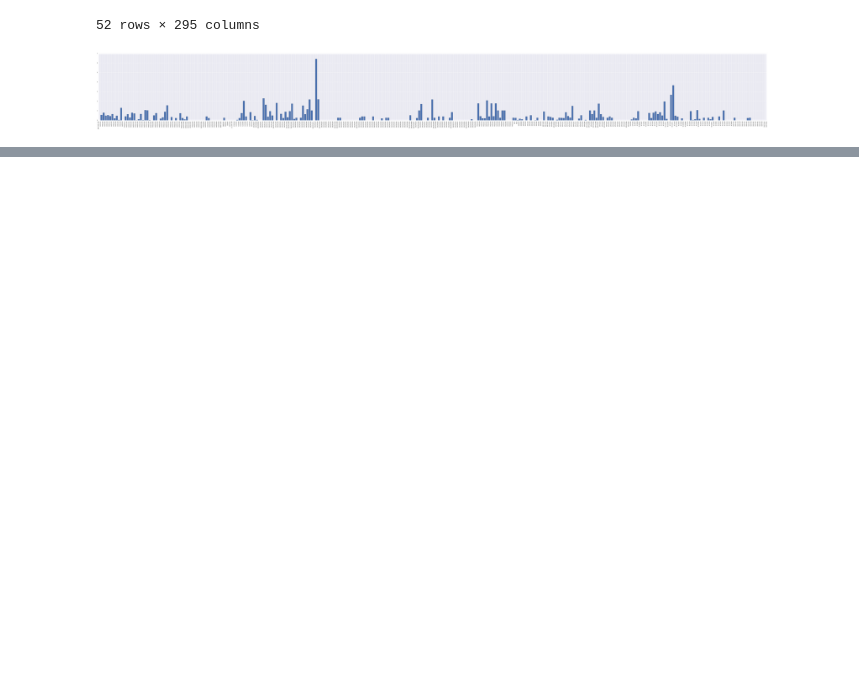
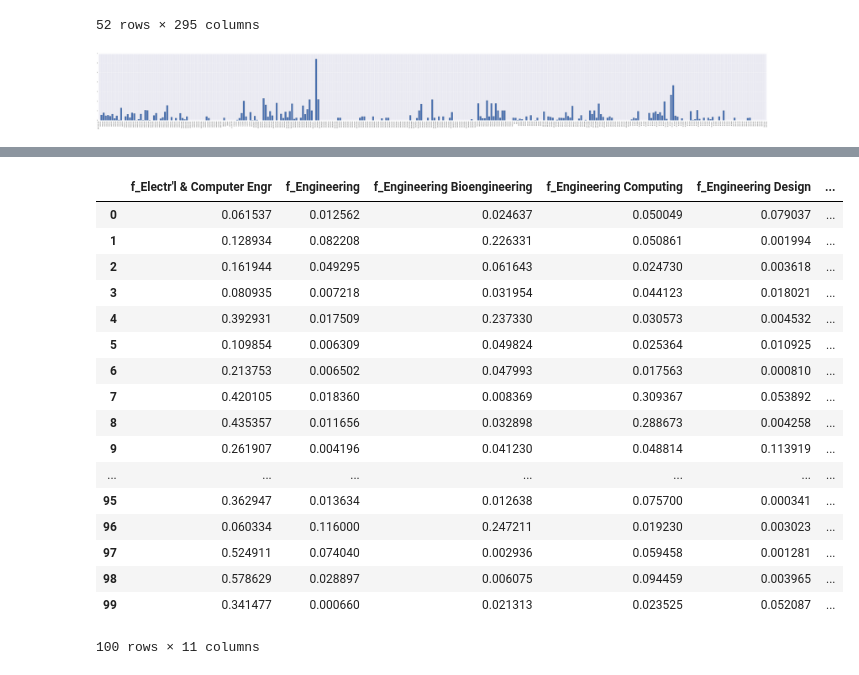
Before and after one commit to idgetto/DataScienceFinalProject, a Jupyter notebook: ml/predictmajor.ipynb, the cells around one changed output, grey strips where cells are left out. Saved outputs shown, nothing was run; the diff lists cells and outputs as text; code cells hidden in the pictures; blank space fills up the shorter version.

```diff
--- a/ml/predictmajor.ipynb
+++ b/ml/predictmajor.ipynb
@@ -192,0 +377,6 @@ print(scores.mean())
+# %%
+# Senior
+alg = LogisticRegression(random_state=1)
+scores = cross_validation.cross_val_score(alg, srs[predictors], srs["finalmajor_full"], cv=3)
+
+print(scores.mean())
@@ -192,0 +528,24 @@ print(scores.mean())
+# %%
+pfrs[["f_Electr'l & Computer Engr", 'f_Engineering', 'f_Engineering Bioengineering',
+      'f_Engineering Computing', 'f_Engineering Design', 'f_Engineering Materials Science',
+      'f_Engineering Robotics', 'f_Engineering Self Designed', 'f_Engineering Systems',
+      'f_Mechanical Engineering', 'finalmajor_full']].head(100)
+# %% [output]
+|  | f_Electr'l & Computer Engr | f_Engineering | f_Engineering Bioengineering | f_Engineering Computing | f_Engineering Design | ... |
+| 0 | 0.061537 | 0.012562 | 0.024637 | 0.050049 | 0.079037 | ... |
+| 1 | 0.128934 | 0.082208 | 0.226331 | 0.050861 | 0.001994 | ... |
+| 2 | 0.161944 | 0.049295 | 0.061643 | 0.024730 | 0.003618 | ... |
+| 3 | 0.080935 | 0.007218 | 0.031954 | 0.044123 | 0.018021 | ... |
+| 4 | 0.392931 | 0.017509 | 0.237330 | 0.030573 | 0.004532 | ... |
+| 5 | 0.109854 | 0.006309 | 0.049824 | 0.025364 | 0.010925 | ... |
+| 6 | 0.213753 | 0.006502 | 0.047993 | 0.017563 | 0.000810 | ... |
+| 7 | 0.420105 | 0.018360 | 0.008369 | 0.309367 | 0.053892 | ... |
+| 8 | 0.435357 | 0.011656 | 0.032898 | 0.288673 | 0.004258 | ... |
+| 9 | 0.261907 | 0.004196 | 0.041230 | 0.048814 | 0.113919 | ... |
+| ... | ... | ... | ... | ... | ... | ... |
+| 95 | 0.362947 | 0.013634 | 0.012638 | 0.075700 | 0.000341 | ... |
+| 96 | 0.060334 | 0.116000 | 0.247211 | 0.019230 | 0.003023 | ... |
+| 97 | 0.524911 | 0.074040 | 0.002936 | 0.059458 | 0.001281 | ... |
+| 98 | 0.578629 | 0.028897 | 0.006075 | 0.094459 | 0.003965 | ... |
+| 99 | 0.341477 | 0.000660 | 0.021313 | 0.023525 | 0.052087 | ... |
+100 rows × 11 columns
```
Also changed, not shown: parts of 53 cells of this notebook.
